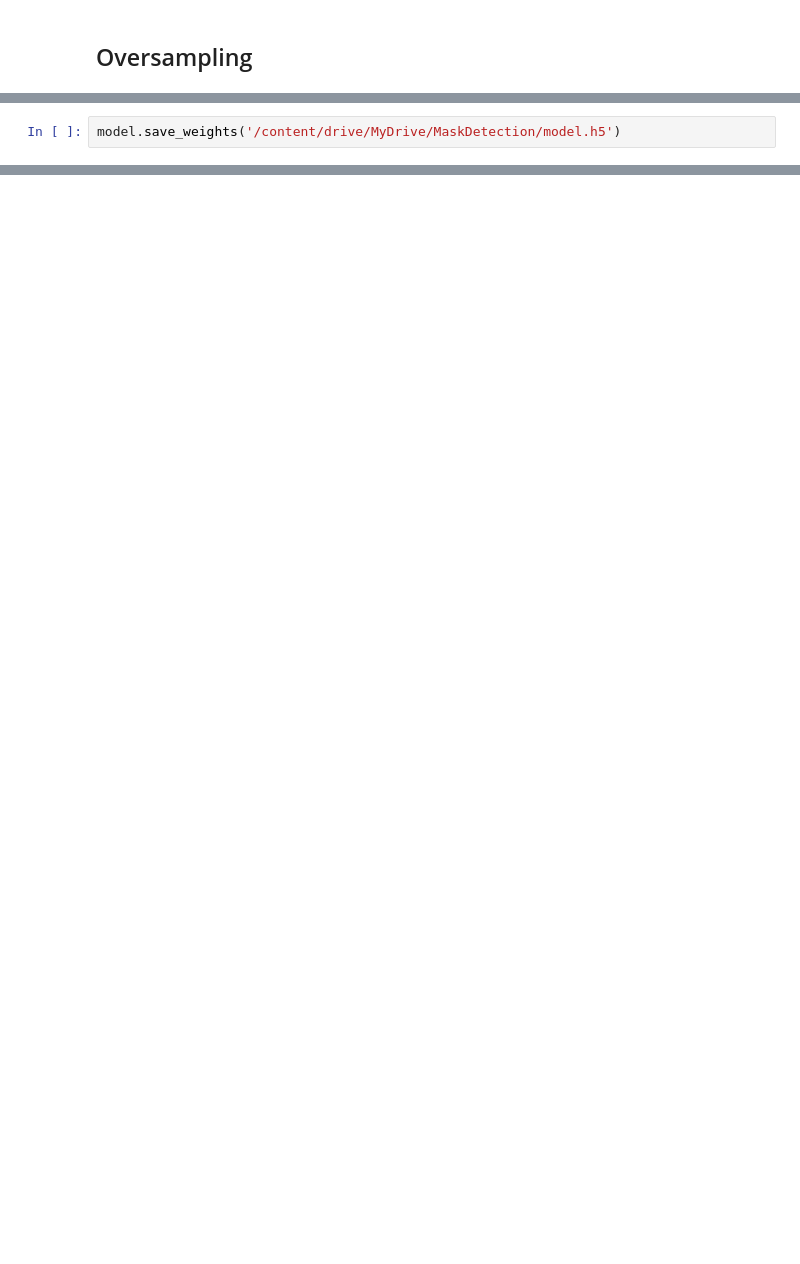
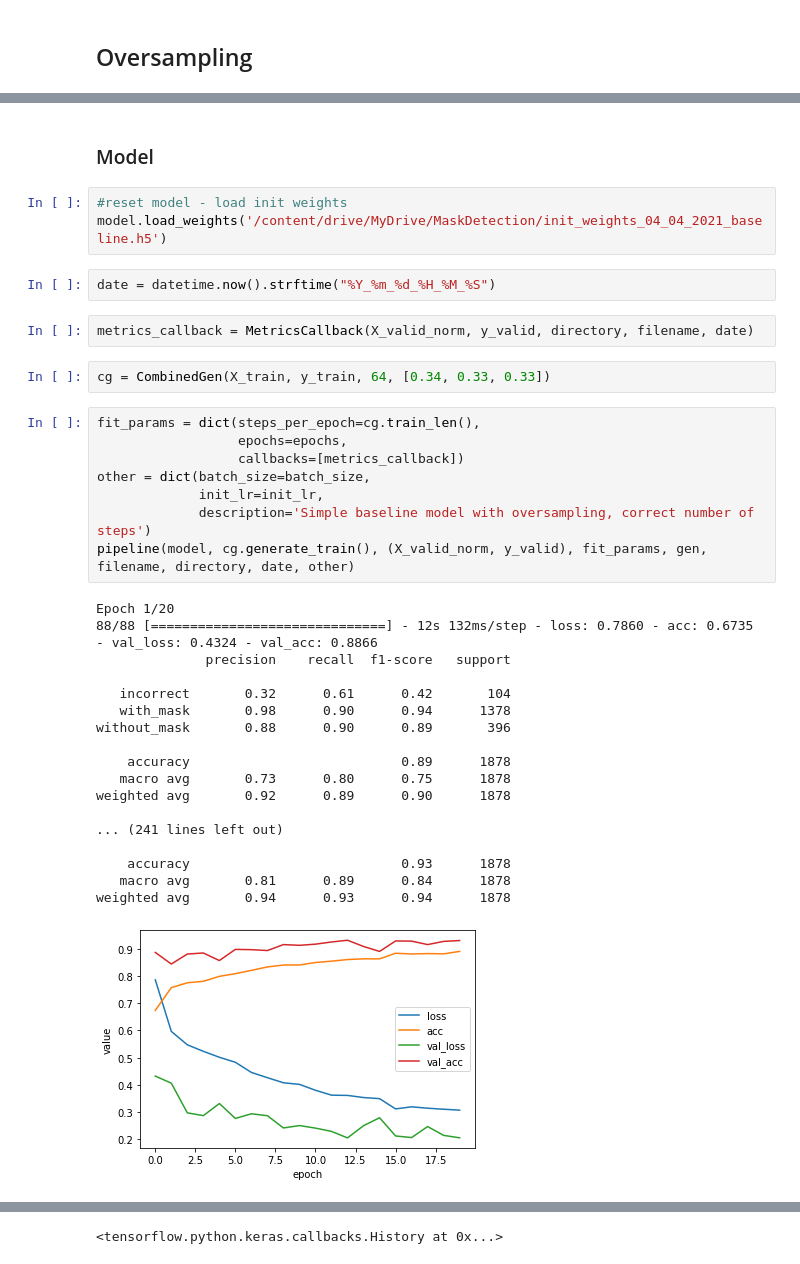
Before and after one commit to wiehajster/MaskDetection, a Jupyter notebook: MaskDetection_Models.ipynb, the cells around one changed output, grey strips where cells are left out. Cells and saved outputs as stored; diff of their text form; blank space fills up the shorter version.

```diff
--- a/MaskDetection_Models.ipynb
+++ b/MaskDetection_Models.ipynb
@@ -427,2 +533,38 @@ without_mask accuracy: 0.9141414
+# %% [markdown]
+### Model
 # %%
-model.save_weights('/content/drive/MyDrive/MaskDetection/model.h5')
+#reset model - load init weights
+model.load_weights('/content/drive/MyDrive/MaskDetection/init_weights_04_04_2021_baseline.h5')
+# %%
+date = datetime.now().strftime("%Y_%m_%d_%H_%M_%S")
+# %%
+metrics_callback = MetricsCallback(X_valid_norm, y_valid, directory, filename, date)
+# %%
+cg = CombinedGen(X_train, y_train, 64, [0.34, 0.33, 0.33])
+# %%
+fit_params = dict(steps_per_epoch=cg.train_len(),
+                  epochs=epochs,
+                  callbacks=[metrics_callback])
+other = dict(batch_size=batch_size,
+             init_lr=init_lr,
+             description='Simple baseline model with oversampling, correct number of steps')
+pipeline(model, cg.generate_train(), (X_valid_norm, y_valid), fit_params, gen, filename, directory, date, other)
+# %% [output]
+Epoch 1/20
+88/88 [==============================] - 12s 132ms/step - loss: 0.7860 - acc: 0.6735 - val_loss: 0.4324 - val_acc: 0.8866
+              precision    recall  f1-score   support
+
+   incorrect       0.32      0.61      0.42       104
+   with_mask       0.98      0.90      0.94      1378
+without_mask       0.88      0.90      0.89       396
+
+    accuracy                           0.89      1878
+   macro avg       0.73      0.80      0.75      1878
+weighted avg       0.92      0.89      0.90      1878
+
+... (241 lines left out)
+
+    accuracy                           0.93      1878
+   macro avg       0.81      0.89      0.84      1878
+weighted avg       0.94      0.93      0.94      1878
+[figure, added]
@@ -428,0 +590 @@ model.save_weights('/content/drive/MyDrive/MaskDetection/model.h5')
+<tensorflow.python.keras.callbacks.History at 0x...>
```
Also changed, not shown: parts of 62 cells of this notebook.
